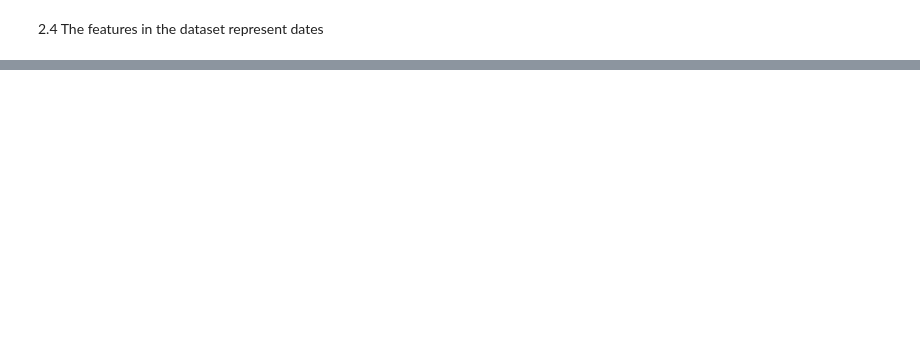
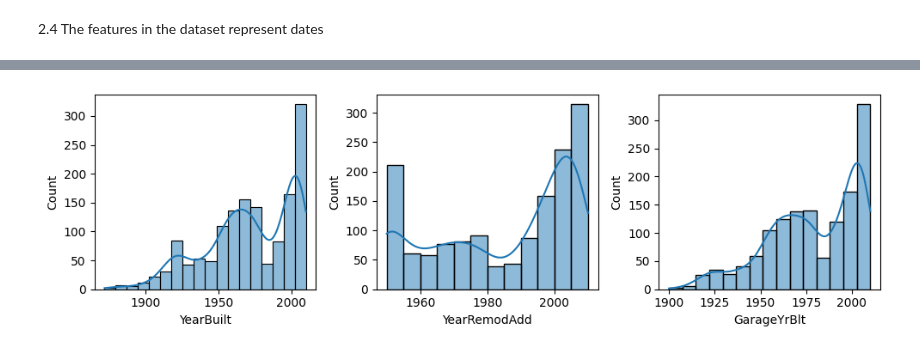
Before and after one commit to EL-MEHDI-git/Kaggle-competition-house-prices-advanced-regression-techniques, a Jupyter notebook: house-prices-advanced-regression-techniques.ipynb, the cells around one changed output, grey strips where cells are left out. Cells and saved outputs as stored; diff of their text form; code cells hidden in the pictures; blank space fills up the shorter version.

```diff
--- a/house-prices-advanced-regression-techniques.ipynb
+++ b/house-prices-advanced-regression-techniques.ipynb
@@ -290,0 +299,14 @@ plt.show()
+# %%
+import warnings
+warnings.filterwarnings("ignore", category=FutureWarning, message=".*use_inf_as_na option is deprecated.*")
+
+fig, axs = plt.subplots(1,3, figsize=(10, 3))
+
+sns.histplot(data = df, x = date_features[0], kde=True, ax=axs[0])
+sns.histplot(data = df, x = date_features[1], kde=True, ax=axs[1])
+sns.histplot(data = df, x = date_features[2], kde=True, ax=axs[2])
+
+plt.tight_layout()
+plt.show()
+# %% [output]
+[figure, added]
```
Also changed, not shown: parts of 10 cells of this notebook.
